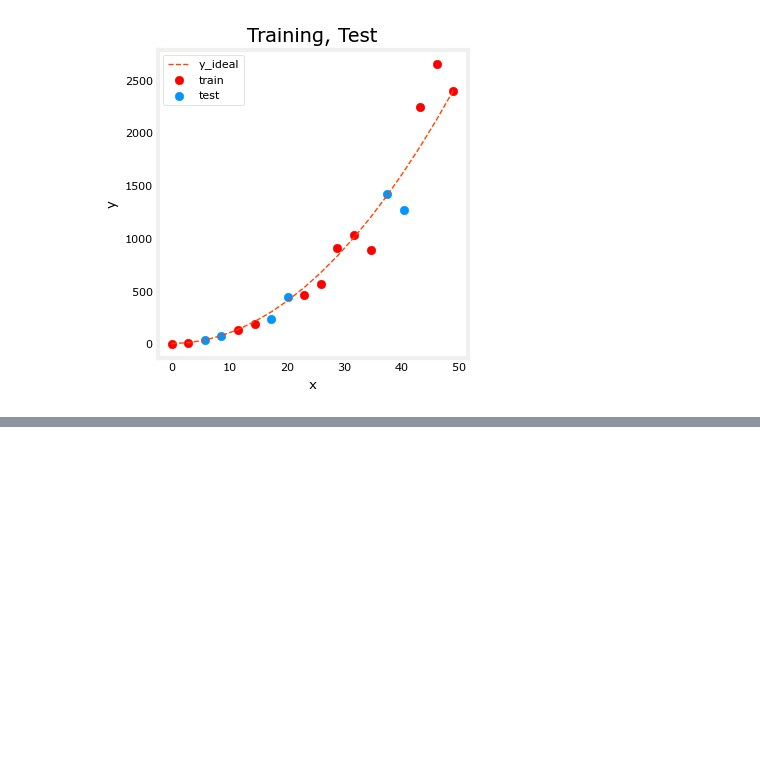
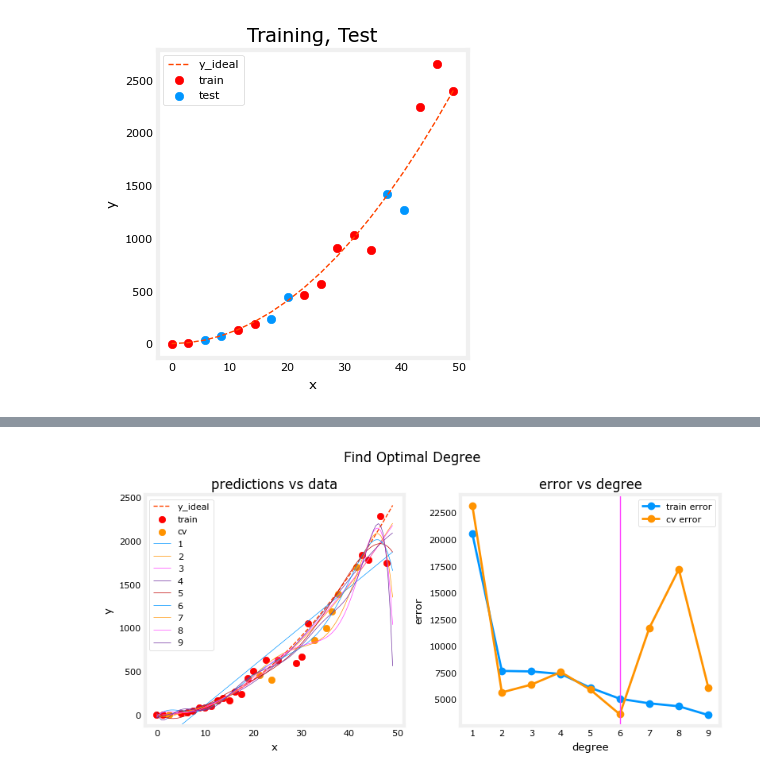
Before and after one commit to Hao-yiwen/2022-Machine-Learning-Specializatio, a Jupyter notebook: practise/Advanced Learning Algorithms/week3/practise_1_advice_apply_machine_learing.ipynb, the cells around one changed output, grey strips where cells are left out. Cells and saved outputs as stored; diff of their text form; code cells hidden in the pictures; blank space fills up the shorter version.

```diff
--- a/practise/Advanced Learning Algorithms/week3/practise_1_advice_apply_machine_learing.ipynb
+++ b/practise/Advanced Learning Algorithms/week3/practise_1_advice_apply_machine_learing.ipynb
@@ -50,0 +138,5 @@ Text(4.444444444444445, 0.5, 'y')
+# %%
+plt_optimal_degree(X_train, y_train,X_cv,y_cv,x,y_pred,x_ideal, y_ideal,
+                   err_train, err_cv, optimal_degree, max_degree)
+# %% [output]
+[figure, added]
```
Also changed, not shown: parts of 14 cells of this notebook, 3 other files.
